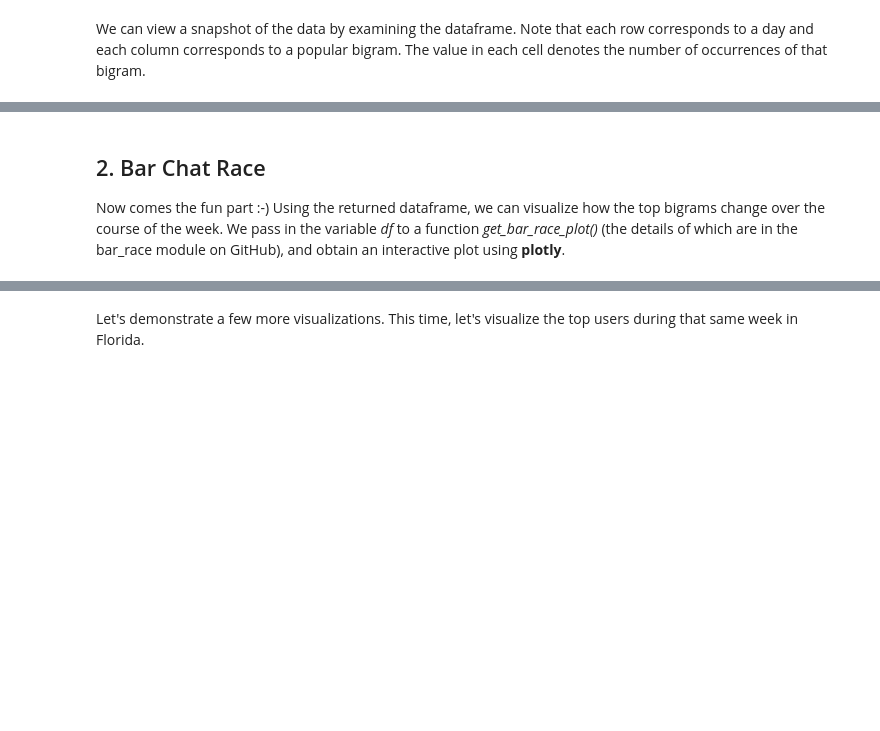
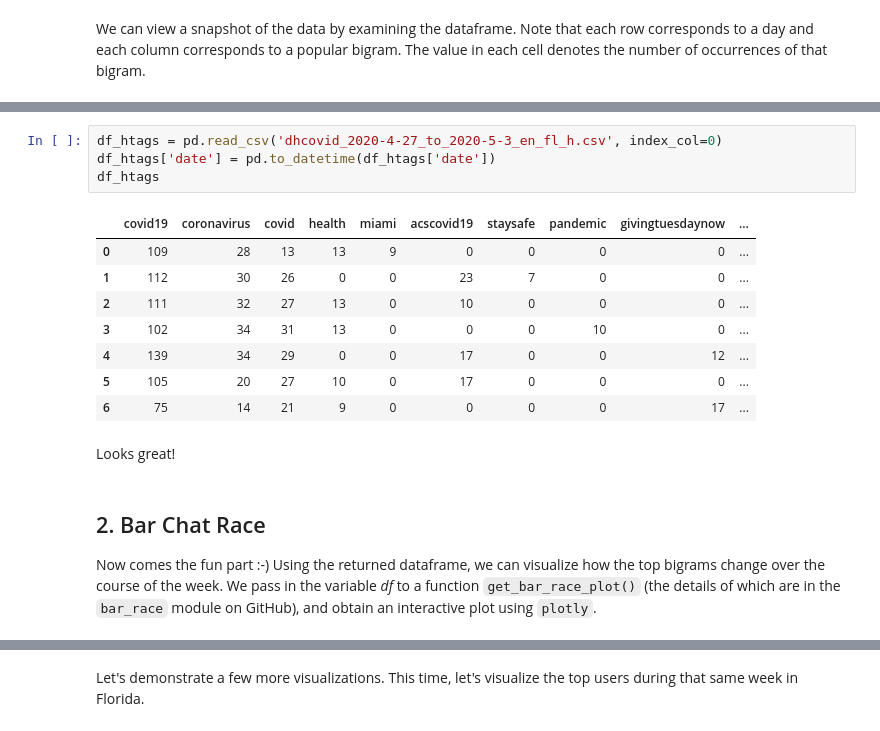
Before and after one commit to dh-miami/narratives_covid19, a Jupyter notebook: scripts/freq_analysis/freq_viz_race.ipynb, the cells around one changed output, grey strips where cells are left out. Cells and saved outputs as stored; diff of their text form; blank space fills up the shorter version.

```diff
--- a/scripts/freq_analysis/freq_viz_race.ipynb
+++ b/scripts/freq_analysis/freq_viz_race.ipynb
@@ -49,5 +96,20 @@ df
+# %%
+df_htags = pd.read_csv('dhcovid_2020-4-27_to_2020-5-3_en_fl_h.csv', index_col=0)
+df_htags['date'] = pd.to_datetime(df_htags['date'])
+df_htags
+# %% [output]
+|  | covid19 | coronavirus | covid | health | miami | acscovid19 | staysafe | pandemic | givingtuesdaynow | ... |
+| 0 | 109 | 28 | 13 | 13 | 9 | 0 | 0 | 0 | 0 | ... |
+| 1 | 112 | 30 | 26 | 0 | 0 | 23 | 7 | 0 | 0 | ... |
+| 2 | 111 | 32 | 27 | 13 | 0 | 10 | 0 | 0 | 0 | ... |
+| 3 | 102 | 34 | 31 | 13 | 0 | 0 | 0 | 10 | 0 | ... |
+| 4 | 139 | 34 | 29 | 0 | 0 | 17 | 0 | 0 | 12 | ... |
+| 5 | 105 | 20 | 27 | 10 | 0 | 17 | 0 | 0 | 0 | ... |
+| 6 | 75 | 14 | 21 | 9 | 0 | 0 | 0 | 0 | 17 | ... |
+# %% [markdown]
+Looks great!
 # %% [markdown]
 ## 2. Bar Chat Race
 
-Now comes the fun part :-) Using the returned dataframe, we can visualize how the top bigrams change over the course of the week. We pass in the variable *df* to a function *get_bar_race_plot()* (the details of which are in the bar_race module on GitHub), and obtain an interactive plot using __plotly__.
+Now comes the fun part :-) Using the returned dataframe, we can visualize how the top bigrams change over the course of the week. We pass in the variable *df* to a function `get_bar_race_plot()` (the details of which are in the `bar_race` module on GitHub), and obtain an interactive plot using `plotly`.
 # %%
```
Also changed, not shown: parts of 26 cells of this notebook, 4 other files.
